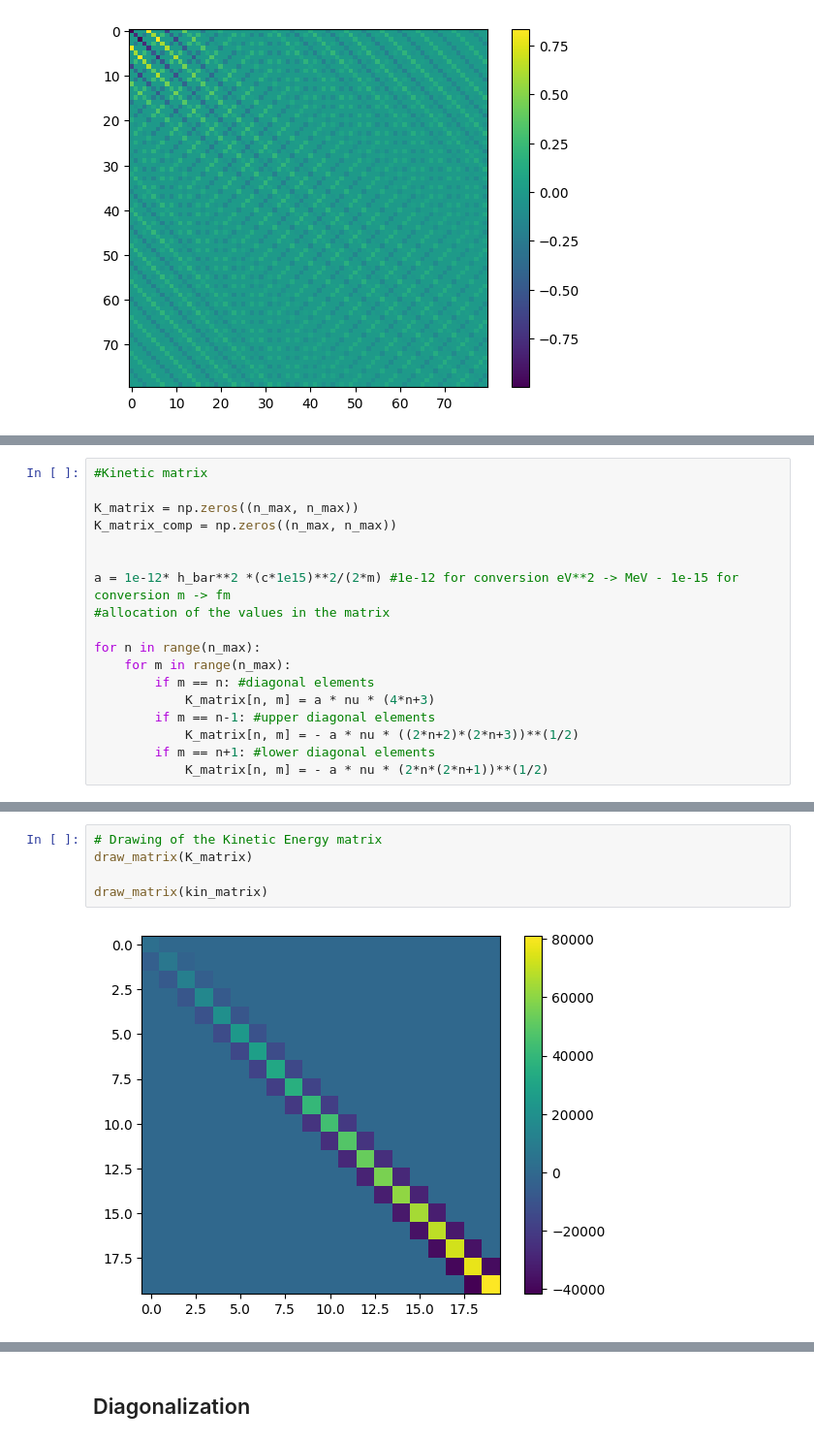
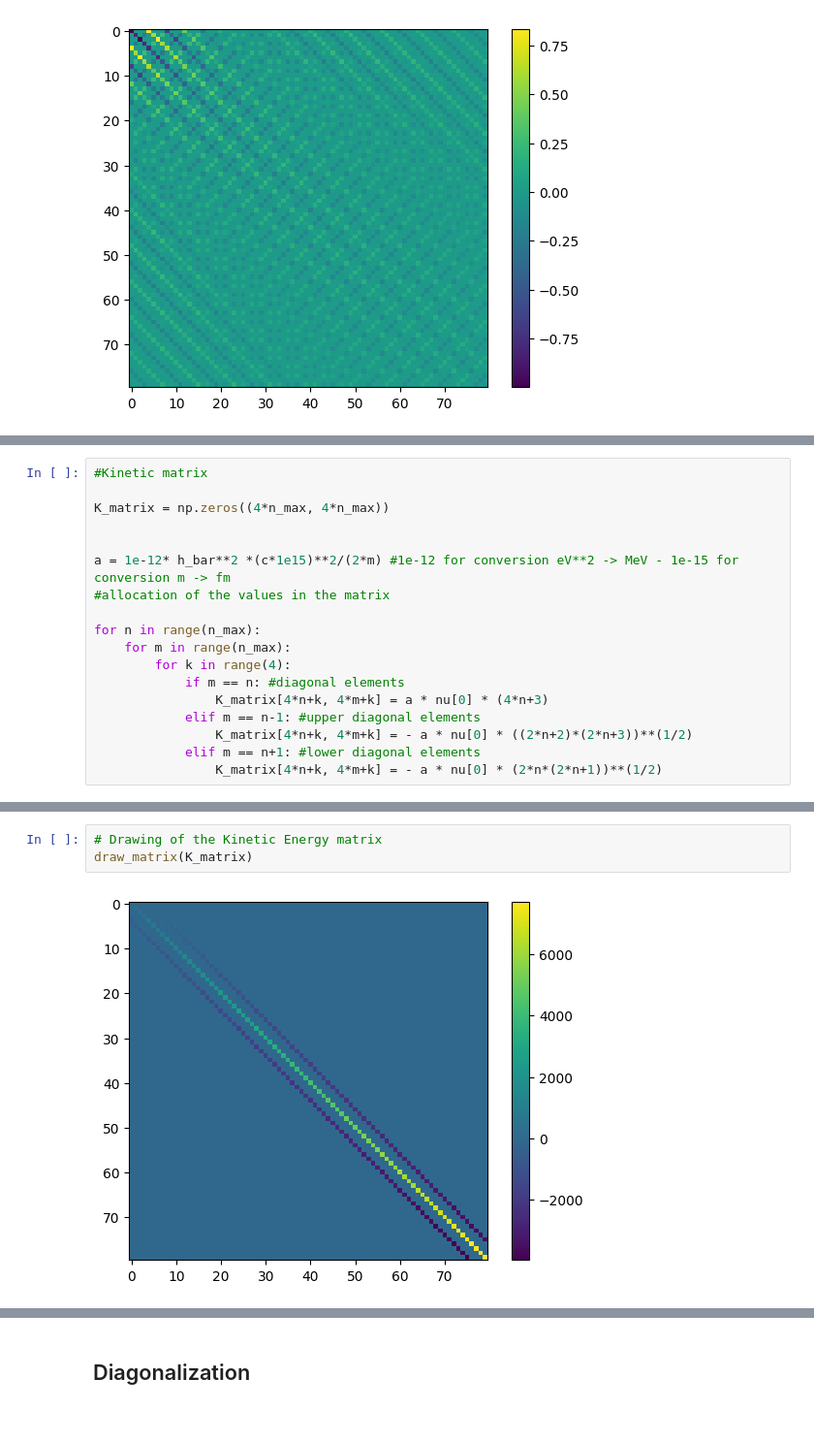
Before and after one commit to marcobeIIa/computational_physics, a Jupyter notebook: homework 2/Lusvardi_Bella_Parolini_Deuteron.ipynb, the cells around one changed output, grey strips where cells are left out. Shown at 97% size. Drawn from its saved outputs; the diff is of its cells as text.

```diff
--- a/homework 2/Lusvardi_Bella_Parolini_Deuteron.ipynb
+++ b/homework 2/Lusvardi_Bella_Parolini_Deuteron.ipynb
@@ -389,8 +390,7 @@ or
 # %%
 #Kinetic matrix
 
-K_matrix = np.zeros((n_max, n_max))
-K_matrix_comp = np.zeros((n_max, n_max))
+K_matrix = np.zeros((4*n_max, 4*n_max))
 
 
 a = 1e-12* h_bar**2 *(c*1e15)**2/(2*m) #1e-12 for conversion eV**2 -> MeV - 1e-15 for conversion m -> fm
@@ -398,9 +398,10 @@ a = 1e-12* h_bar**2 *(c*1e15)**2/(2*m) #1e-12 for conversion eV**2 -> MeV - 1e-1
 
 for n in range(n_max):
     for m in range(n_max):
-        if m == n: #diagonal elements
-            K_matrix[n, m] = a * nu * (4*n+3)
-        if m == n-1: #upper diagonal elements
-            K_matrix[n, m] = - a * nu * ((2*n+2)*(2*n+3))**(1/2)
-        if m == n+1: #lower diagonal elements
-            K_matrix[n, m] = - a * nu * (2*n*(2*n+1))**(1/2)
+        for k in range(4):
+            if m == n: #diagonal elements
+                K_matrix[4*n+k, 4*m+k] = a * nu[0] * (4*n+3)
+            elif m == n-1: #upper diagonal elements
+                K_matrix[4*n+k, 4*m+k] = - a * nu[0] * ((2*n+2)*(2*n+3))**(1/2)
+            elif m == n+1: #lower diagonal elements
+                K_matrix[4*n+k, 4*m+k] = - a * nu[0] * (2*n*(2*n+1))**(1/2)
@@ -421,7 +408,5 @@ for n in range(n_max):
 # %%
 # Drawing of the Kinetic Energy matrix
 draw_matrix(K_matrix)
-
-draw_matrix(kin_matrix)
 # %% [output]
-[figure, old version]
+[figure, new version]
```
Also changed, not shown: parts of 3 cells of this notebook.
